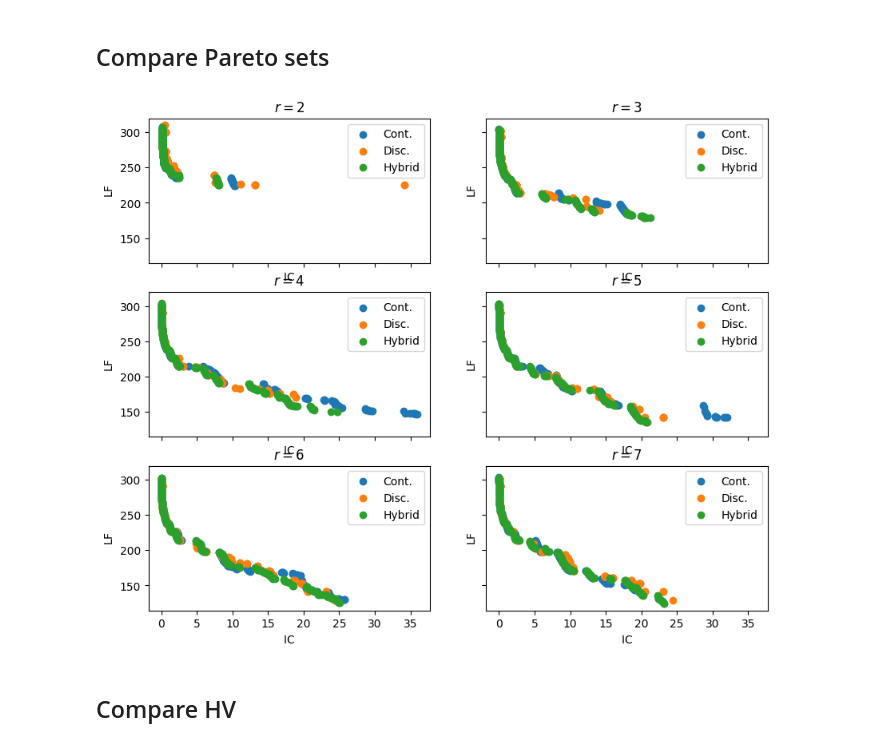
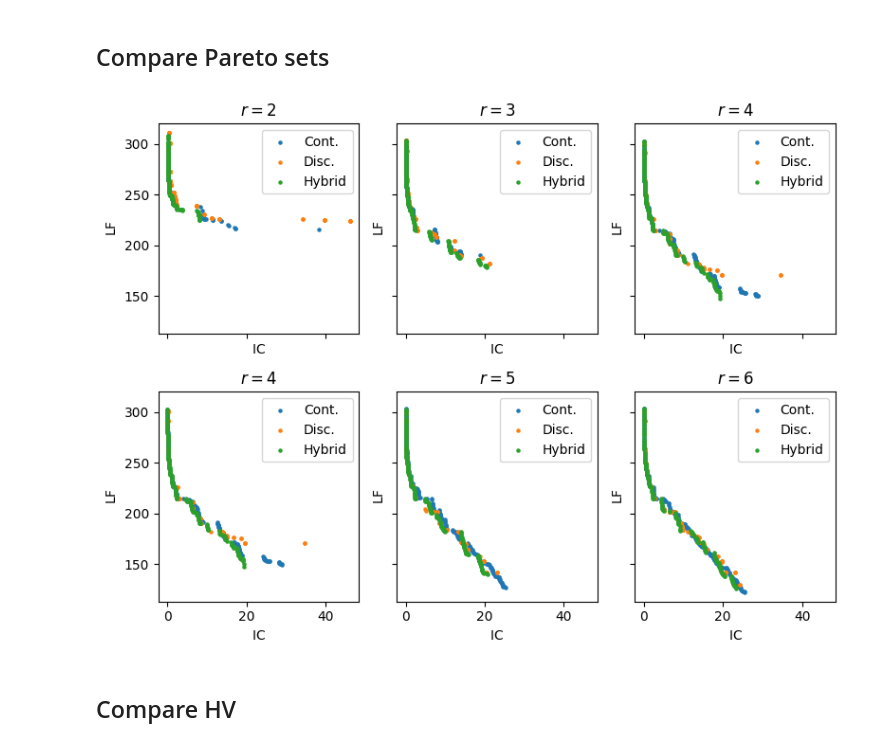
Before and after one commit to micheleurbani/net-flow-opt, a Jupyter notebook: notebooks/compare.ipynb, the cells around one changed output. Drawn from its saved outputs; the diff is of its cells as text; code cells hidden in the pictures.

```diff
--- a/notebooks/compare.ipynb
+++ b/notebooks/compare.ipynb
@@ -10,27 +10,33 @@ data = os.path.join('..', 'data')
 # %% [markdown]
 ## Compare Pareto sets
 # %%
-fig, axs = plt.subplots(3, 2, figsize=(10, 8), sharex=True, sharey=True)
+fig, axs = plt.subplots(2, 3, figsize=(8, 6), sharex=True, sharey=True)
 
-for i in range(3):
-    for j in range(2):
+m_size = 5
+
+for i in range(2):
+    for j in range(3):
         ax = axs[i, j]
 
         cont = pd.read_csv(os.path.join(data, f'continuous_r{2 + 2 * i + j}.csv'))
-        ax.scatter(cont['IC'], cont['LF'])
+        ax.scatter(cont['IC'], cont['LF'], s=m_size)
 
         disc = pd.read_csv(os.path.join(data, f'discrete_r{2 + 2 * i + j}.csv'))
-        ax.scatter(disc['IC'], disc['LF'])
+        ax.scatter(disc['IC'], disc['LF'], s=m_size)
 
         hyb = pd.read_csv(os.path.join(data, f'hybrid_r{2 + 2 * i + j}.csv'))
-        ax.scatter(hyb['IC'], hyb['LF'])
+        ax.scatter(hyb['IC'], hyb['LF'], s=m_size)
 
         ax.set_title(f'$r={2 + 2 * i + j}$')
         ax.set_xlabel('$\mathsf{IC}$')
         ax.set_ylabel('$\mathsf{LF}$')
         ax.legend(['Cont.', 'Disc.', 'Hybrid'])
+
+fig.tight_layout()
+fig.savefig("pareto.pdf")
+fig.show()
 # %% [output]
-[figure, old version]
+[figure, new version]
 # %% [markdown]
 ## Compare HV
 # %%
```
Also changed, not shown: parts of 2 cells of this notebook, 39 other files.
